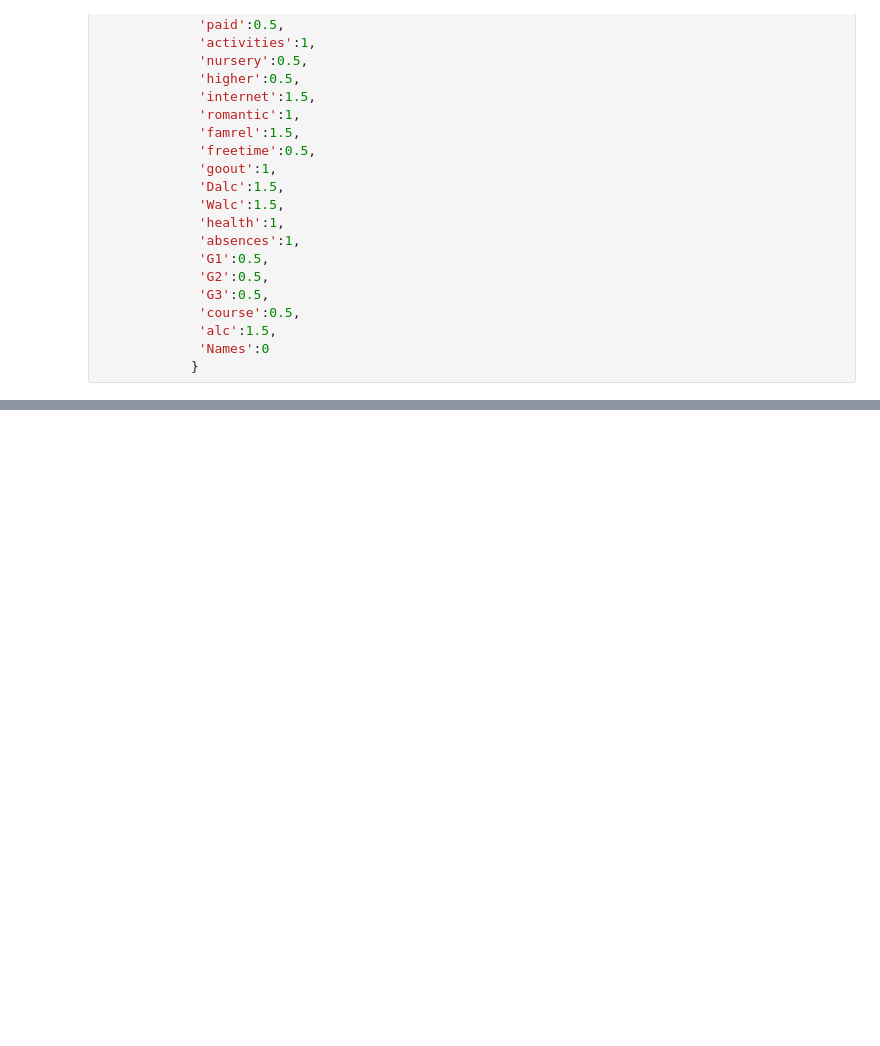
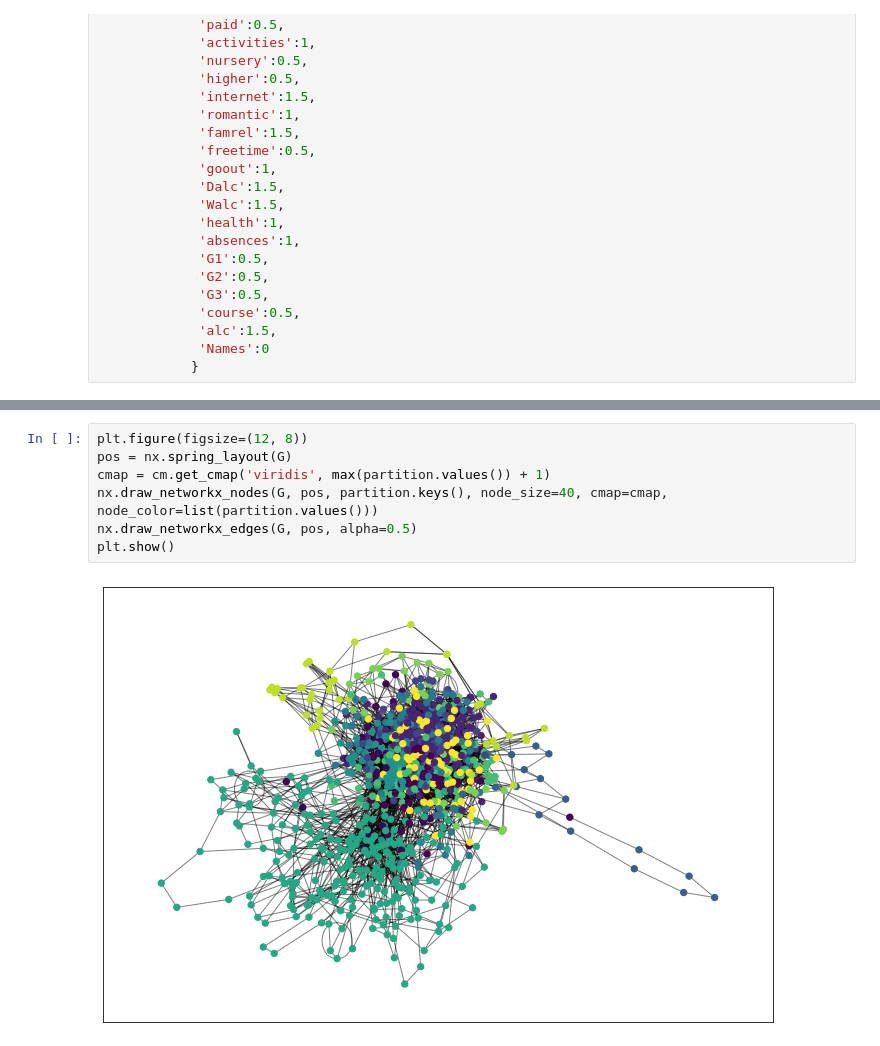
Before and after one commit to Cyrlyo/Alcohol_Students, a Jupyter notebook: StudentAlcool_dev.ipynb, the cells around one changed output, grey strips where cells are left out. Saved outputs shown, nothing was run; the diff lists cells and outputs as text; blank space fills up the shorter version.

```diff
--- a/StudentAlcool_dev.ipynb
+++ b/StudentAlcool_dev.ipynb
@@ -218,0 +234,9 @@ Min: 1.0
+# %%
+plt.figure(figsize=(12, 8))
+pos = nx.spring_layout(G)
+cmap = cm.get_cmap('viridis', max(partition.values()) + 1)
+nx.draw_networkx_nodes(G, pos, partition.keys(), node_size=40, cmap=cmap, node_color=list(partition.values()))
+nx.draw_networkx_edges(G, pos, alpha=0.5)
+plt.show()
+# %% [output]
+[figure, added]
```
Also changed, not shown: parts of 9 cells of this notebook.
